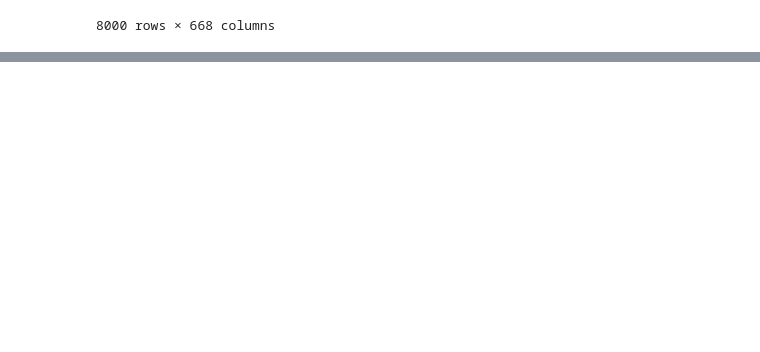
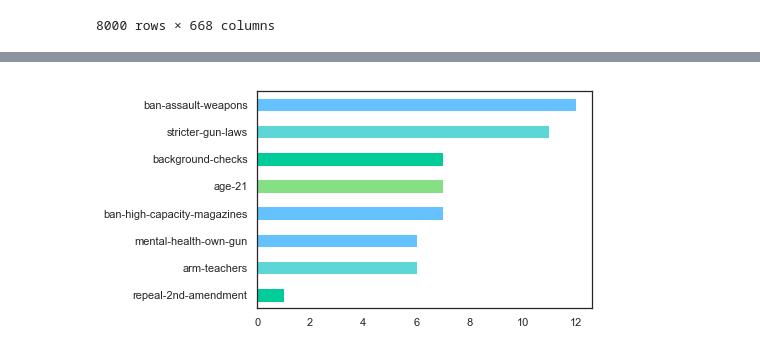
Before and after one commit to jaebooker/OvertonObservatory, a Jupyter notebook: OvertonObservatory.ipynb, the cells around one changed output, grey strips where cells are left out. Cells and saved outputs as stored; diff of their text form; code cells hidden in the pictures; blank space fills up the shorter version.

```diff
--- a/OvertonObservatory.ipynb
+++ b/OvertonObservatory.ipynb
@@ -229,0 +228,4 @@ hdf
+# %%
+df['Question'].value_counts().plot(kind='barh').invert_yaxis()
+# %% [output]
+[figure, added]
```
Also changed, not shown: parts of 8 cells of this notebook, 4 other files.
